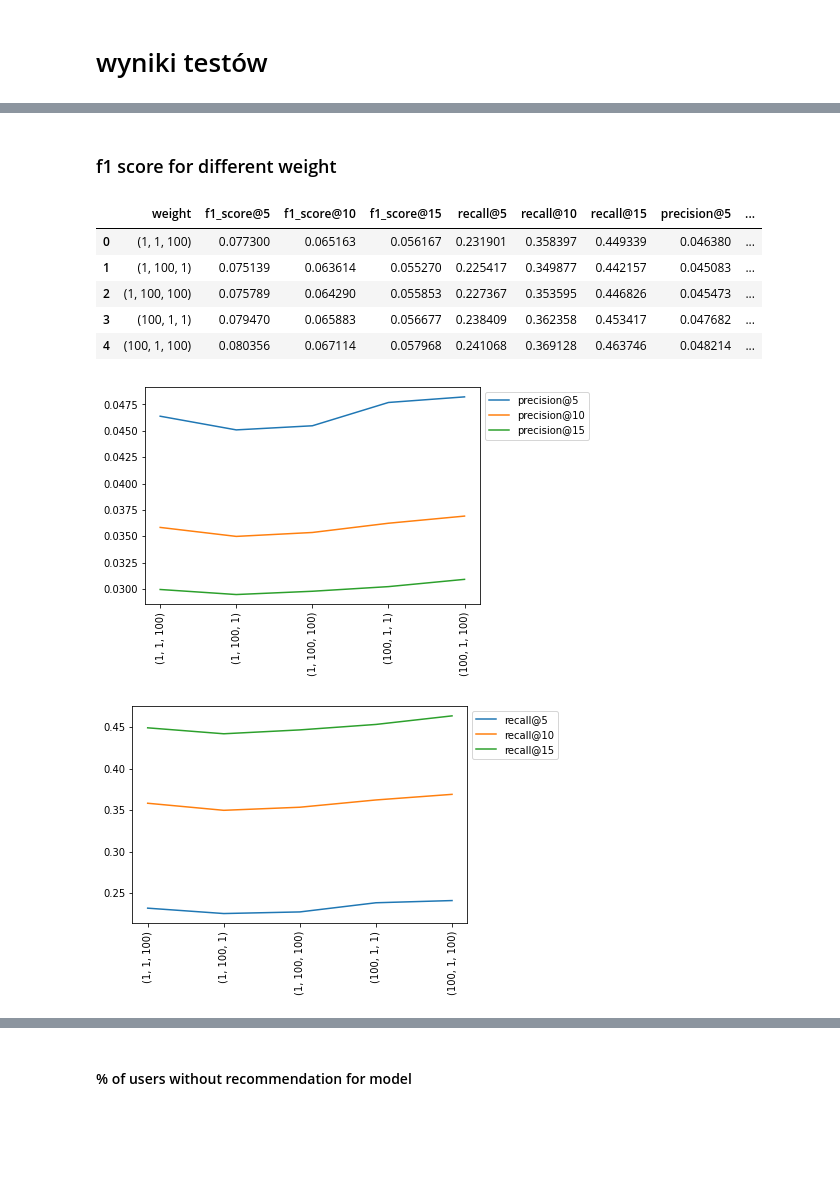
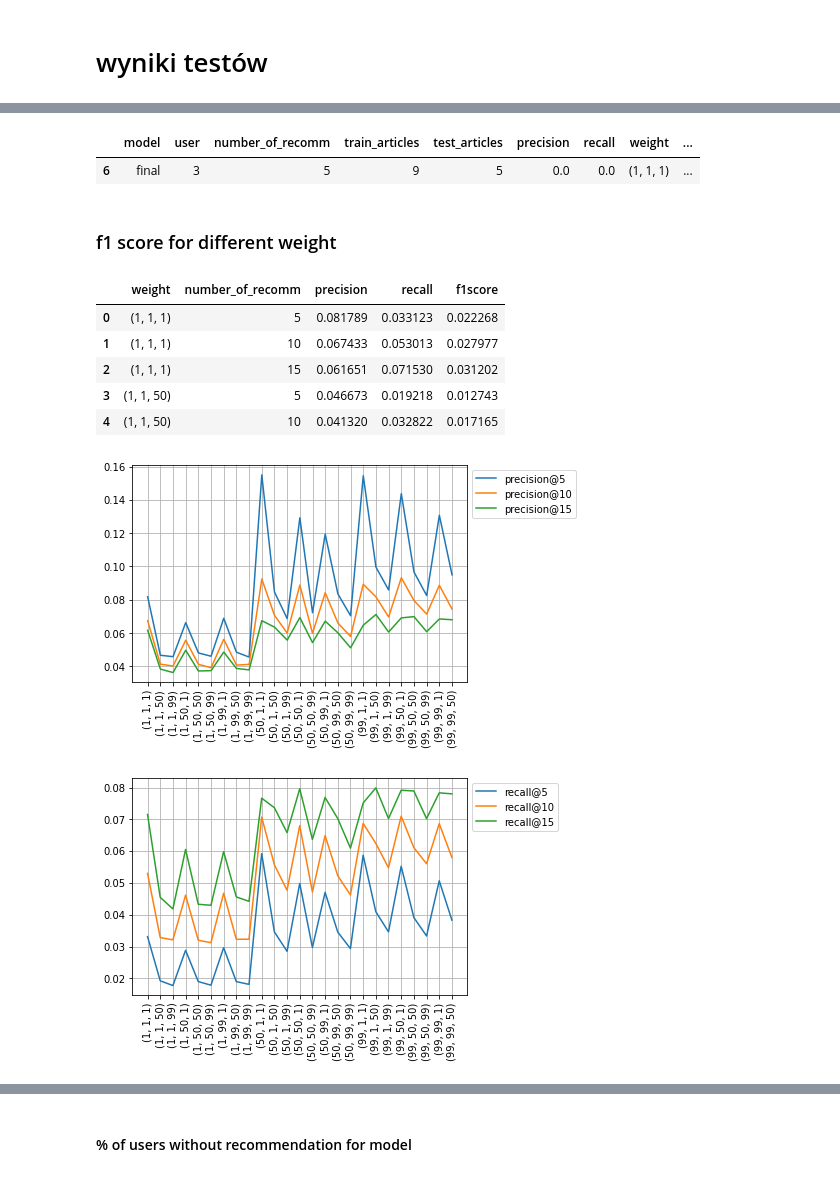
Before and after one commit to amakarewicz/RecommenderSystem, a Jupyter notebook: Piotr/model/period_test/MC_plots.ipynb, the cells around one changed output, grey strips where cells are left out. Drawn from its saved outputs; the diff is of its cells as text; code cells hidden in the pictures; blank space fills up the shorter version.

```diff
--- a/Piotr/model/period_test/MC_plots.ipynb
+++ b/Piotr/model/period_test/MC_plots.ipynb
@@ -23,0 +15,3 @@ results.head(1)
+# %%
+results = get_db('res_f1.csv')
+results.drop_duplicates(inplace=True)
@@ -24,2 +23,10 @@ results.head(1)
+# %%
+# usuwam outliersy
+results = results[(results['test_articles'] > 2) & (results['train_articles'] > 2)]
+
+results.head(1)
+# %% [output]
+|  | model | user | number_of_recomm | train_articles | test_articles | precision | recall | weight | ... |
+| 6 | final | 3 | 5 | 9 | 5 | 0.0 | 0.0 | (1, 1, 1) | ... |
 # %% [markdown]
 ### f1 score for different weight
@@ -33,15 +33,14 @@ results.head(1)
 # %%
 # do średnich
-rr = results.groupby('weight')[['f1_score@5','f1_score@10','f1_score@15',
-                               'recall@5','recall@10','recall@15',
-                               'precision@5','precision@10','precision@15']].mean().reset_index()
+rr = results.groupby(['weight','number_of_recomm'])[['precision','recall','f1score']].mean().reset_index()
+
 names = list(rr['weight'])
 n = len(names)
-rr
+rr.head()
 # %% [output]
-|  | weight | f1_score@5 | f1_score@10 | f1_score@15 | recall@5 | recall@10 | recall@15 | precision@5 | ... |
-| 0 | (1, 1, 100) | 0.077300 | 0.065163 | 0.056167 | 0.231901 | 0.358397 | 0.449339 | 0.046380 | ... |
-| 1 | (1, 100, 1) | 0.075139 | 0.063614 | 0.055270 | 0.225417 | 0.349877 | 0.442157 | 0.045083 | ... |
-| 2 | (1, 100, 100) | 0.075789 | 0.064290 | 0.055853 | 0.227367 | 0.353595 | 0.446826 | 0.045473 | ... |
-| 3 | (100, 1, 1) | 0.079470 | 0.065883 | 0.056677 | 0.238409 | 0.362358 | 0.453417 | 0.047682 | ... |
-| 4 | (100, 1, 100) | 0.080356 | 0.067114 | 0.057968 | 0.241068 | 0.369128 | 0.463746 | 0.048214 | ... |
+|  | weight | number_of_recomm | precision | recall | f1score |
+| 0 | (1, 1, 1) | 5 | 0.081789 | 0.033123 | 0.022268 |
+| 1 | (1, 1, 1) | 10 | 0.067433 | 0.053013 | 0.027977 |
+| 2 | (1, 1, 1) | 15 | 0.061651 | 0.071530 | 0.031202 |
+| 3 | (1, 1, 50) | 5 | 0.046673 | 0.019218 | 0.012743 |
+| 4 | (1, 1, 50) | 10 | 0.041320 | 0.032822 | 0.017165 |
@@ -48,18 +49,20 @@ rr
 # %%
-plt.plot(np.arange(n),rr.iloc[:,7],label='precision@5')
-plt.plot(np.arange(n),rr.iloc[:,8],label='precision@10')
-plt.plot(np.arange(n),rr.iloc[:,9],label='precision@15')
+plt.plot(np.arange(n/3),rr[rr['number_of_recomm'] == 5 ]['precision'], label='precision@5')
+plt.plot(np.arange(n/3),rr[rr['number_of_recomm'] == 10 ]['precision'], label='precision@10')
+plt.plot(np.arange(n/3),rr[rr['number_of_recomm'] == 15 ]['precision'], label='precision@15')
 plt.legend(bbox_to_anchor=(1, 1, 0, 0))
-plt.xticks(ticks=np.arange(n),labels=names, rotation=90)
+plt.xticks(ticks=np.arange(n/3),labels=names[::3], rotation=90)
+plt.grid()
 plt.show()
 # %% [output]
-[figure, old version]
+[figure, new version]
 # %%
-plt.plot(np.arange(n),rr.iloc[:,4],label='recall@5')
-plt.plot(np.arange(n),rr.iloc[:,5],label='recall@10')
-plt.plot(np.arange(n),rr.iloc[:,6],label='recall@15')
+plt.plot(np.arange(n/3),rr[rr['number_of_recomm'] == 5 ]['recall'], label='recall@5')
+plt.plot(np.arange(n/3),rr[rr['number_of_recomm'] == 10 ]['recall'], label='recall@10')
+plt.plot(np.arange(n/3),rr[rr['number_of_recomm'] == 15 ]['recall'], label='recall@15')
 plt.legend(bbox_to_anchor=(1, 1, 0, 0))
-plt.xticks(ticks=np.arange(n),labels=names, rotation=90)
+plt.xticks(ticks=np.arange(n/3),labels=names[::3], rotation=90)
+plt.grid()
 plt.show()
 # %% [output]
-[figure, old version]
+[figure, new version]
```
Also changed, not shown: parts of 9 cells of this notebook, 8 other files.
